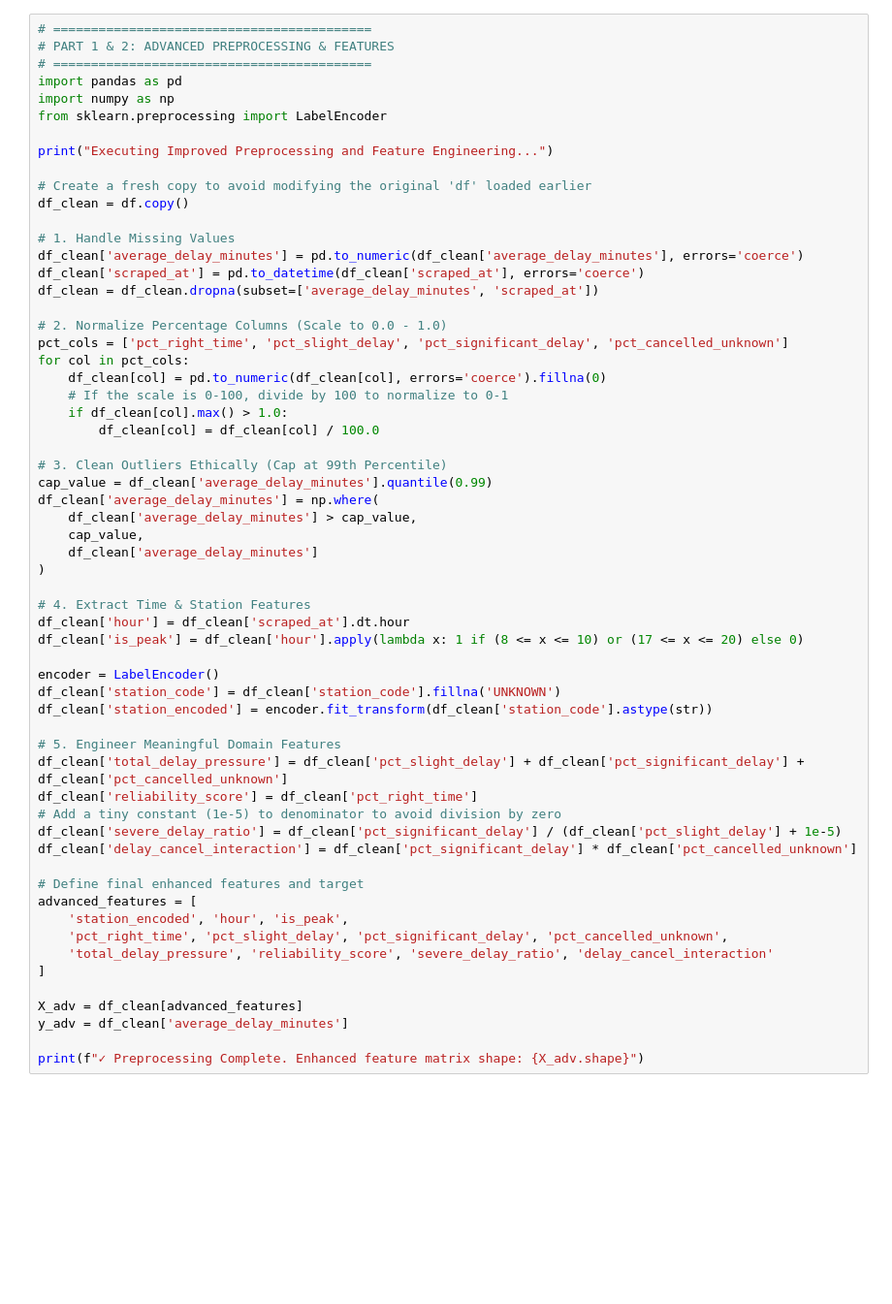
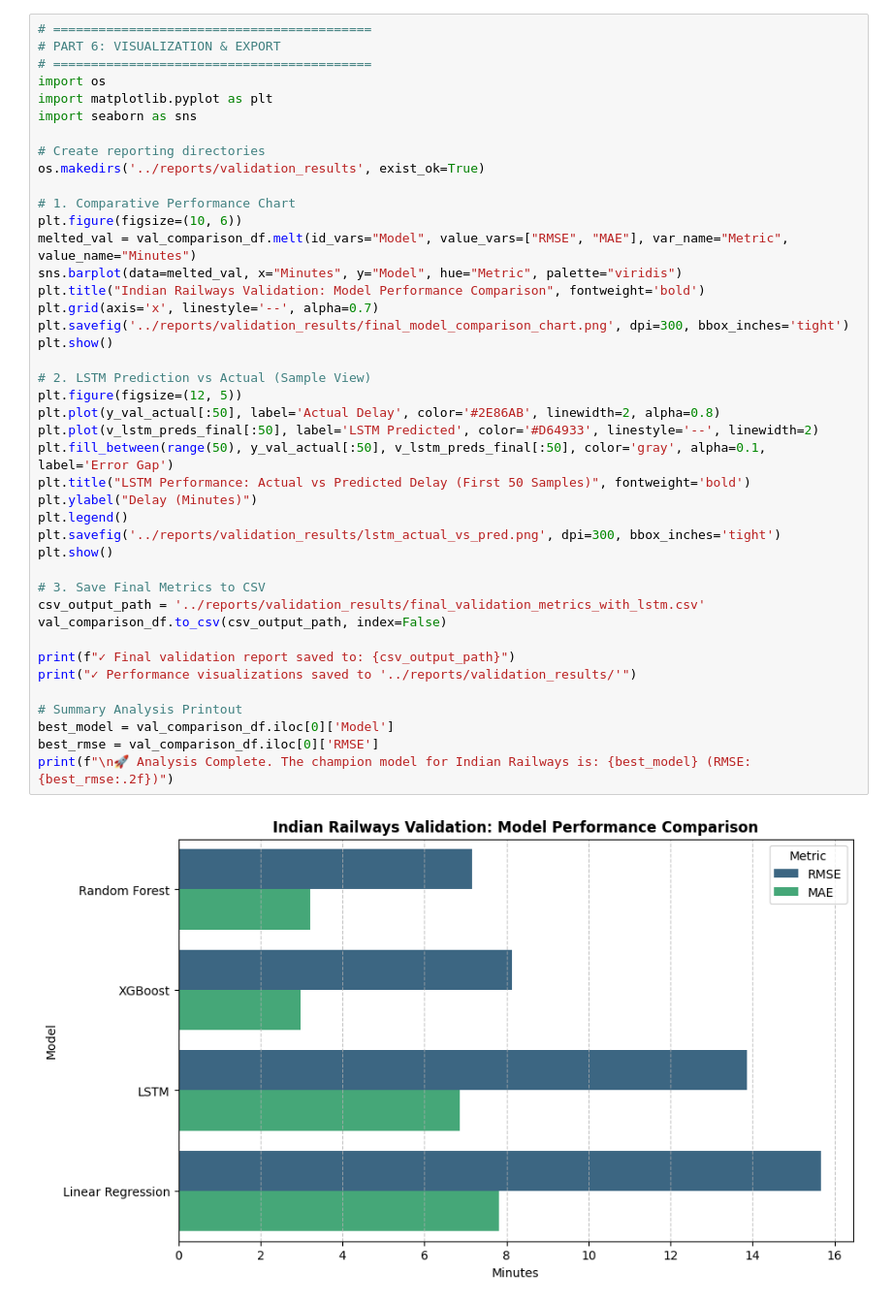
Before and after one commit to ahana4banerjee/metro-delay-prediction, a Jupyter notebook: notebooks/validation_indian_rail.ipynb, the cells around one changed output. Shown at 97% size. Saved outputs shown, nothing was run; the diff lists cells and outputs as text; blank space fills up the shorter version.

Commit message:
Performed cross dataset validation with LSTM model

```diff
--- a/notebooks/validation_indian_rail.ipynb
+++ b/notebooks/validation_indian_rail.ipynb
@@ -261,61 +263,44 @@ This validation study successfully demonstrates that the modeling approach is ro
 # %%
 # ==========================================
-# PART 1 & 2: ADVANCED PREPROCESSING & FEATURES
+# PART 6: VISUALIZATION & EXPORT
 # ==========================================
-import pandas as pd
-import numpy as np
-from sklearn.preprocessing import LabelEncoder
+import os
+import matplotlib.pyplot as plt
+import seaborn as sns
 
-print("Executing Improved Preprocessing and Feature Engineering...")
+# Create reporting directories
+os.makedirs('../reports/validation_results', exist_ok=True)
 
-# Create a fresh copy to avoid modifying the original 'df' loaded earlier
-df_clean = df.copy()
+# 1. Comparative Performance Chart
+plt.figure(figsize=(10, 6))
+melted_val = val_comparison_df.melt(id_vars="Model", value_vars=["RMSE", "MAE"], var_name="Metric", value_name="Minutes")
+sns.barplot(data=melted_val, x="Minutes", y="Model", hue="Metric", palette="viridis")
+plt.title("Indian Railways Validation: Model Performance Comparison", fontweight='bold')
+plt.grid(axis='x', linestyle='--', alpha=0.7)
+plt.savefig('../reports/validation_results/final_model_comparison_chart.png', dpi=300, bbox_inches='tight')
+plt.show()
 
-# 1. Handle Missing Values
-df_clean['average_delay_minutes'] = pd.to_numeric(df_clean['average_delay_minutes'], errors='coerce')
-df_clean['scraped_at'] = pd.to_datetime(df_clean['scraped_at'], errors='coerce')
-df_clean = df_clean.dropna(subset=['average_delay_minutes', 'scraped_at'])
+# 2. LSTM Prediction vs Actual (Sample View)
+plt.figure(figsize=(12, 5))
+plt.plot(y_val_actual[:50], label='Actual Delay', color='#2E86AB', linewidth=2, alpha=0.8)
+plt.plot(v_lstm_preds_final[:50], label='LSTM Predicted', color='#D64933', linestyle='--', linewidth=2)
+plt.fill_between(range(50), y_val_actual[:50], v_lstm_preds_final[:50], color='gray', alpha=0.1, label='Error Gap')
+plt.title("LSTM Performance: Actual vs Predicted Delay (First 50 Samples)", fontweight='bold')
+plt.ylabel("Delay (Minutes)")
+plt.legend()
+plt.savefig('../reports/validation_results/lstm_actual_vs_pred.png', dpi=300, bbox_inches='tight')
+plt.show()
 
-# 2. Normalize Percentage Columns (Scale to 0.0 - 1.0)
-pct_cols = ['pct_right_time', 'pct_slight_delay', 'pct_significant_delay', 'pct_cancelled_unknown']
-for col in pct_cols:
-    df_clean[col] = pd.to_numeric(df_clean[col], errors='coerce').fillna(0)
-    # If the scale is 0-100, divide by 100 to normalize to 0-1
-    if df_clean[col].max() > 1.0:
-        df_clean[col] = df_clean[col] / 100.0
+# 3. Save Final Metrics to CSV
+csv_output_path = '../reports/validation_results/final_validation_metrics_with_lstm.csv'
+val_comparison_df.to_csv(csv_output_path, index=False)
 
-# 3. Clean Outliers Ethically (Cap at 99th Percentile)
-cap_value = df_clean['average_delay_minutes'].quantile(0.99)
-df_clean['average_delay_minutes'] = np.where(
-    df_clean['average_delay_minutes'] > cap_value,
-    cap_value,
-    df_clean['average_delay_minutes']
-)
+print(f"✓ Final validation report saved to: {csv_output_path}")
+print("✓ Performance visualizations saved to '../reports/validation_results/'")
 
-# 4. Extract Time & Station Features
-df_clean['hour'] = df_clean['scraped_at'].dt.hour
-df_clean['is_peak'] = df_clean['hour'].apply(lambda x: 1 if (8 <= x <= 10) or (17 <= x <= 20) else 0)
-
-encoder = LabelEncoder()
-df_clean['station_code'] = df_clean['station_code'].fillna('UNKNOWN')
-df_clean['station_encoded'] = encoder.fit_transform(df_clean['station_code'].astype(str))
-
-# 5. Engineer Meaningful Domain Features
-df_clean['total_delay_pressure'] = df_clean['pct_slight_delay'] + df_clean['pct_significant_delay'] + df_clean['pct_cancelled_unknown']
-df_clean['reliability_score'] = df_clean['pct_right_time']
-# Add a tiny constant (1e-5) to denominator to avoid division by zero
-df_clean['severe_delay_ratio'] = df_clean['pct_significant_delay'] / (df_clean['pct_slight_delay'] + 1e-5)
-df_clean['delay_cancel_interaction'] = df_clean['pct_significant_delay'] * df_clean['pct_cancelled_unknown']
-
-# Define final enhanced features and target
-advanced_features = [
-    'station_encoded', 'hour', 'is_peak',
-    'pct_right_time', 'pct_slight_delay', 'pct_significant_delay', 'pct_cancelled_unknown',
-    'total_delay_pressure', 'reliability_score', 'severe_delay_ratio', 'delay_cancel_interaction'
-]
-
-X_adv = df_clean[advanced_features]
-y_adv = df_clean['average_delay_minutes']
-
-print(f"✓ Preprocessing Complete. Enhanced feature matrix shape: {X_adv.shape}")
+# Summary Analysis Printout
+best_model = val_comparison_df.iloc[0]['Model']
+best_rmse = val_comparison_df.iloc[0]['RMSE']
+print(f"\n🚀 Analysis Complete. The champion model for Indian Railways is: {best_model} (RMSE: {best_rmse:.2f})")
 # %% [output]
+[figure, added]
```
Also changed, not shown: parts of 9 cells of this notebook, 12 other files.
